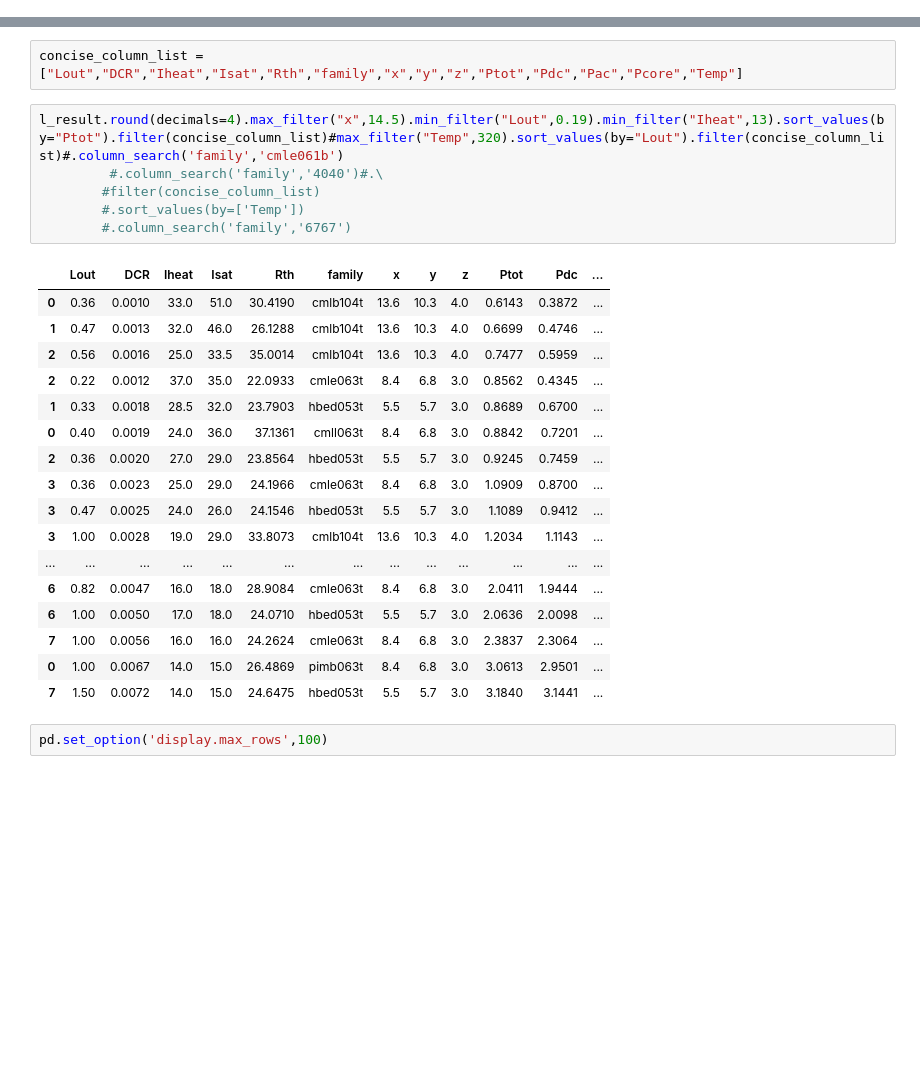
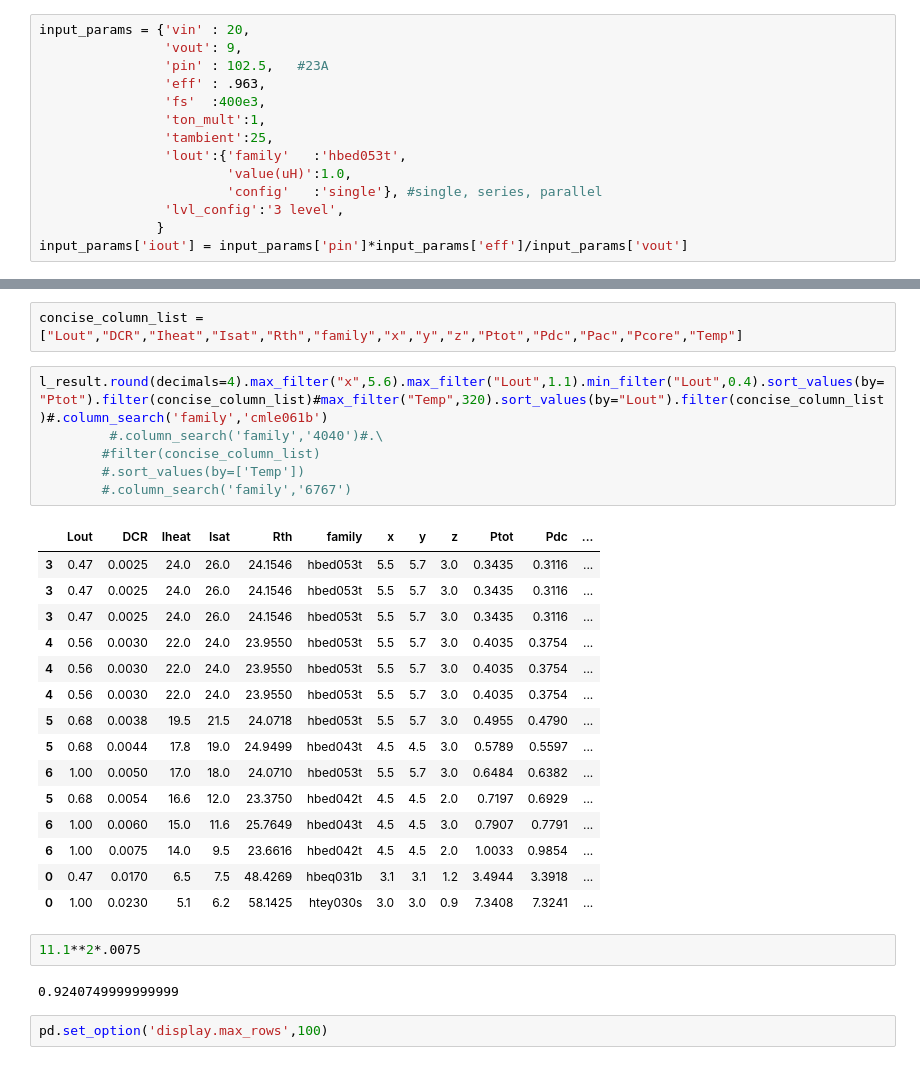
Before and after one commit to grkidwell/pdis_2or3lvl_bb, a Jupyter notebook: cyntec_inductor_loss_family.ipynb, the cells around one changed output, grey strips where cells are left out. Saved outputs shown, nothing was run; the diff lists cells and outputs as text; blank space fills up the shorter version.

```diff
--- a/cyntec_inductor_loss_family.ipynb
+++ b/cyntec_inductor_loss_family.ipynb
@@ -31,6 +31,20 @@ input_params = {'vin' : 28,
                 'lvl_config':'3 level',
                }
 input_params['iout'] = input_params['pin']*input_params['eff']/input_params['vout']
+# %%
+input_params = {'vin' : 20,
+                'vout': 9,
+                'pin' : 102.5,   #23A
+                'eff' : .963,
+                'fs'  :400e3,
+                'ton_mult':1,
+                'tambient':25,
+                'lout':{'family'   :'hbed053t',
+                        'value(uH)':1.0,
+                        'config'   :'single'}, #single, series, parallel
+                'lvl_config':'3 level',
+               }
+input_params['iout'] = input_params['pin']*input_params['eff']/input_params['vout']
 # %%
 
 lvalue_min = 0.1
@@ -47,28 +61,30 @@ l_result = pd.concat([l_set(input_params,family,lvalue_list) for family in l_fam
 # %%
 concise_column_list = ["Lout","DCR","Iheat","Isat","Rth","family","x","y","z","Ptot","Pdc","Pac","Pcore","Temp"]
 # %%
-l_result.round(decimals=4).max_filter("x",14.5).min_filter("Lout",0.19).min_filter("Iheat",13).sort_values(by="Ptot").filter(concise_column_list)#max_filter("Temp",320).sort_values(by="Lout").filter(concise_column_list)#.column_search('family','cmle061b')
+l_result.round(decimals=4).max_filter("x",5.6).max_filter("Lout",1.1).min_filter("Lout",0.4).sort_values(by="Ptot").filter(concise_column_list)#max_filter("Temp",320).sort_values(by="Lout").filter(concise_column_list)#.column_search('family','cmle061b')
          #.column_search('family','4040')#.\
         #filter(concise_column_list)
         #.sort_values(by=['Temp'])
         #.column_search('family','6767')
 # %% [output]
 |  | Lout | DCR | Iheat | Isat | Rth | family | x | y | z | Ptot | Pdc | ... |
-| 0 | 0.36 | 0.0010 | 33.0 | 51.0 | 30.4190 | cmlb104t | 13.6 | 10.3 | 4.0 | 0.6143 | 0.3872 | ... |
-| 1 | 0.47 | 0.0013 | 32.0 | 46.0 | 26.1288 | cmlb104t | 13.6 | 10.3 | 4.0 | 0.6699 | 0.4746 | ... |
-| 2 | 0.56 | 0.0016 | 25.0 | 33.5 | 35.0014 | cmlb104t | 13.6 | 10.3 | 4.0 | 0.7477 | 0.5959 | ... |
-| 2 | 0.22 | 0.0012 | 37.0 | 35.0 | 22.0933 | cmle063t | 8.4 | 6.8 | 3.0 | 0.8562 | 0.4345 | ... |
-| 1 | 0.33 | 0.0018 | 28.5 | 32.0 | 23.7903 | hbed053t | 5.5 | 5.7 | 3.0 | 0.8689 | 0.6700 | ... |
-| 0 | 0.40 | 0.0019 | 24.0 | 36.0 | 37.1361 | cmll063t | 8.4 | 6.8 | 3.0 | 0.8842 | 0.7201 | ... |
-| 2 | 0.36 | 0.0020 | 27.0 | 29.0 | 23.8564 | hbed053t | 5.5 | 5.7 | 3.0 | 0.9245 | 0.7459 | ... |
-| 3 | 0.36 | 0.0023 | 25.0 | 29.0 | 24.1966 | cmle063t | 8.4 | 6.8 | 3.0 | 1.0909 | 0.8700 | ... |
-| 3 | 0.47 | 0.0025 | 24.0 | 26.0 | 24.1546 | hbed053t | 5.5 | 5.7 | 3.0 | 1.1089 | 0.9412 | ... |
-| 3 | 1.00 | 0.0028 | 19.0 | 29.0 | 33.8073 | cmlb104t | 13.6 | 10.3 | 4.0 | 1.2034 | 1.1143 | ... |
-| ... | ... | ... | ... | ... | ... | ... | ... | ... | ... | ... | ... | ... |
-| 6 | 0.82 | 0.0047 | 16.0 | 18.0 | 28.9084 | cmle063t | 8.4 | 6.8 | 3.0 | 2.0411 | 1.9444 | ... |
-| 6 | 1.00 | 0.0050 | 17.0 | 18.0 | 24.0710 | hbed053t | 5.5 | 5.7 | 3.0 | 2.0636 | 2.0098 | ... |
-| 7 | 1.00 | 0.0056 | 16.0 | 16.0 | 24.2624 | cmle063t | 8.4 | 6.8 | 3.0 | 2.3837 | 2.3064 | ... |
-| 0 | 1.00 | 0.0067 | 14.0 | 15.0 | 26.4869 | pimb063t | 8.4 | 6.8 | 3.0 | 3.0613 | 2.9501 | ... |
-| 7 | 1.50 | 0.0072 | 14.0 | 15.0 | 24.6475 | hbed053t | 5.5 | 5.7 | 3.0 | 3.1840 | 3.1441 | ... |
+| 3 | 0.47 | 0.0025 | 24.0 | 26.0 | 24.1546 | hbed053t | 5.5 | 5.7 | 3.0 | 0.3435 | 0.3116 | ... |
+| 3 | 0.47 | 0.0025 | 24.0 | 26.0 | 24.1546 | hbed053t | 5.5 | 5.7 | 3.0 | 0.3435 | 0.3116 | ... |
+| 3 | 0.47 | 0.0025 | 24.0 | 26.0 | 24.1546 | hbed053t | 5.5 | 5.7 | 3.0 | 0.3435 | 0.3116 | ... |
+| 4 | 0.56 | 0.0030 | 22.0 | 24.0 | 23.9550 | hbed053t | 5.5 | 5.7 | 3.0 | 0.4035 | 0.3754 | ... |
+| 4 | 0.56 | 0.0030 | 22.0 | 24.0 | 23.9550 | hbed053t | 5.5 | 5.7 | 3.0 | 0.4035 | 0.3754 | ... |
+| 4 | 0.56 | 0.0030 | 22.0 | 24.0 | 23.9550 | hbed053t | 5.5 | 5.7 | 3.0 | 0.4035 | 0.3754 | ... |
+| 5 | 0.68 | 0.0038 | 19.5 | 21.5 | 24.0718 | hbed053t | 5.5 | 5.7 | 3.0 | 0.4955 | 0.4790 | ... |
+| 5 | 0.68 | 0.0044 | 17.8 | 19.0 | 24.9499 | hbed043t | 4.5 | 4.5 | 3.0 | 0.5789 | 0.5597 | ... |
+| 6 | 1.00 | 0.0050 | 17.0 | 18.0 | 24.0710 | hbed053t | 5.5 | 5.7 | 3.0 | 0.6484 | 0.6382 | ... |
+| 5 | 0.68 | 0.0054 | 16.6 | 12.0 | 23.3750 | hbed042t | 4.5 | 4.5 | 2.0 | 0.7197 | 0.6929 | ... |
+| 6 | 1.00 | 0.0060 | 15.0 | 11.6 | 25.7649 | hbed043t | 4.5 | 4.5 | 3.0 | 0.7907 | 0.7791 | ... |
+| 6 | 1.00 | 0.0075 | 14.0 | 9.5 | 23.6616 | hbed042t | 4.5 | 4.5 | 2.0 | 1.0033 | 0.9854 | ... |
+| 0 | 0.47 | 0.0170 | 6.5 | 7.5 | 48.4269 | hbeq031b | 3.1 | 3.1 | 1.2 | 3.4944 | 3.3918 | ... |
+| 0 | 1.00 | 0.0230 | 5.1 | 6.2 | 58.1425 | htey030s | 3.0 | 3.0 | 0.9 | 7.3408 | 7.3241 | ... |
+# %%
+11.1**2*.0075
+# %% [output]
+0.9240749999999999
 # %%
 pd.set_option('display.max_rows',100)
```
Also changed, not shown: parts of 1 cell of this notebook, 29 other files.
